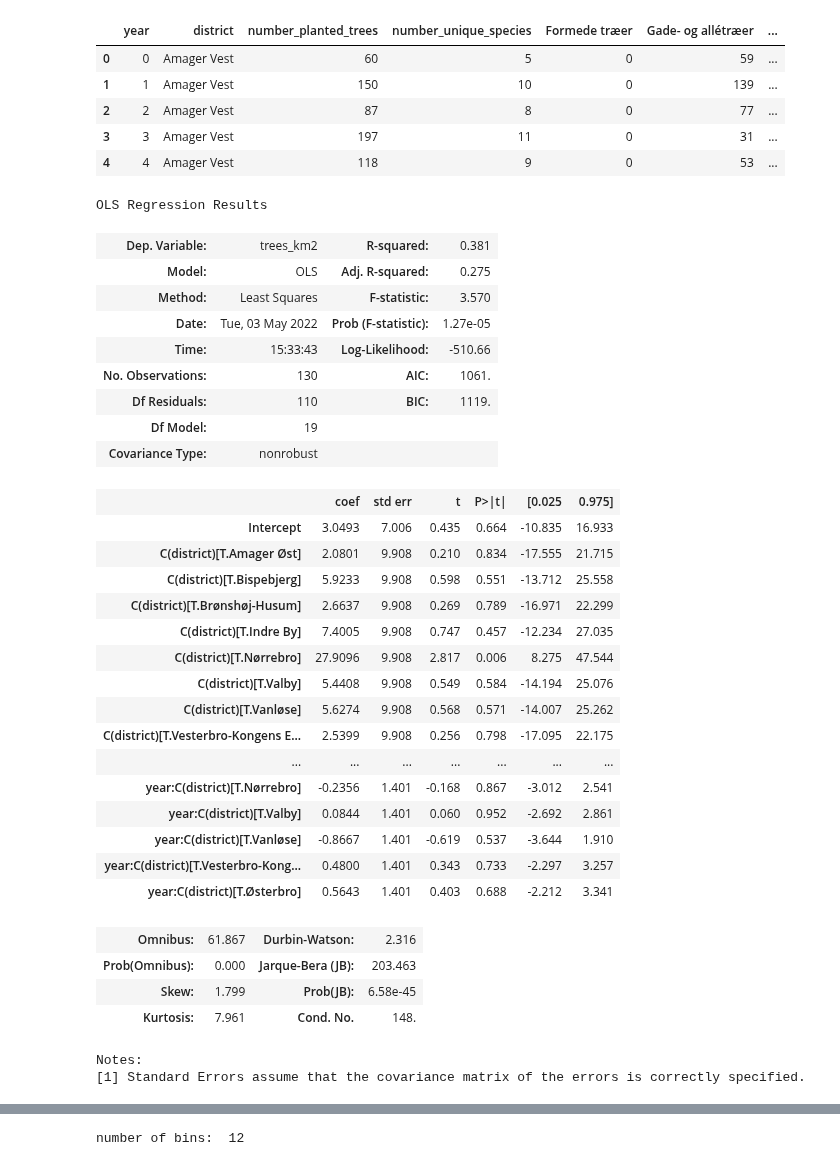
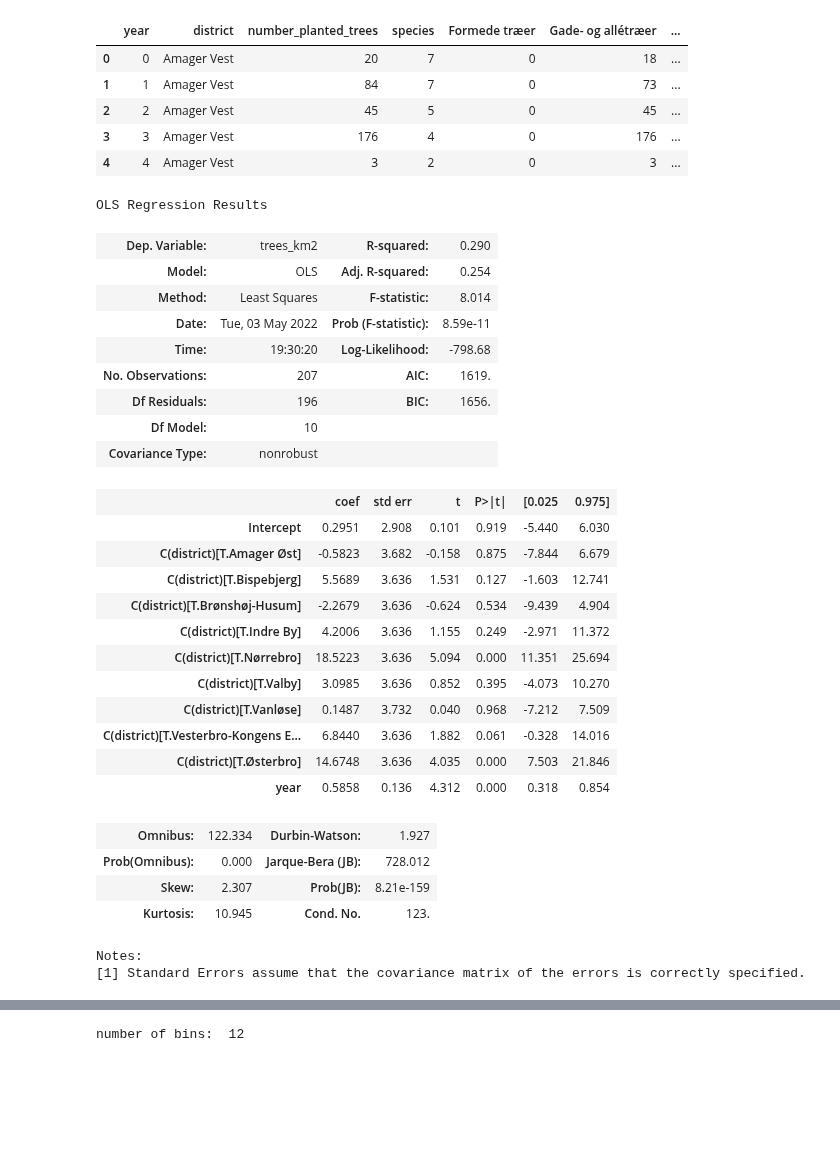
Before and after one commit to Ljoerring/Social-Data-Project, a Jupyter notebook: Model.ipynb, the cells around one changed output, grey strips where cells are left out. Drawn from its saved outputs; the diff is of its cells as text; code cells hidden in the pictures; blank space fills up the shorter version.

```diff
--- a/Model.ipynb
+++ b/Model.ipynb
@@ -39,8 +16,6 @@ df_size
 # load data
 df = pd.read_csv('data/df_genial.csv')
 df = df.fillna(0)
-df = pd.merge(df,df_size[['district','area_km2']])
-df['trees_km2'] = df.number_planted_trees/df.area_km2
 
 def get_types(df):
     df['year'] = df['year'].astype(int)
@@ -51,54 +26,52 @@ def get_types(df):
     df['Træer i bevoksninger'] = df['Træer i bevoksninger'].astype(int)
     return df
 df = get_types(df)
-
-df['year'] = df['year']-2008
+df['year'] = df['year'].astype(int) - 2000
+#scaler = MinMaxScaler()
+#df['avg_income'] = scaler.fit_transform(df['avg_income'].values.reshape(-1,1))
 
 df.rename(columns={'Gennemsnit for alle personer med indkomsten (kr.)':'avg_income'}, inplace=True)
-df.head()
-# %% [output]
-|  | year | district | number_planted_trees | number_unique_species | Formede træer | Gade- og allétræer | ... |
-| 0 | 0 | Amager Vest | 60 | 5 | 0 | 59 | ... |
-| 1 | 1 | Amager Vest | 150 | 10 | 0 | 139 | ... |
-| 2 | 2 | Amager Vest | 87 | 8 | 0 | 77 | ... |
-| 3 | 3 | Amager Vest | 197 | 11 | 0 | 31 | ... |
-| 4 | 4 | Amager Vest | 118 | 9 | 0 | 53 | ... |
+# %%
+df.head()
+# %% [output]
+|  | year | district | number_planted_trees | species | Formede træer | Gade- og allétræer | ... |
+| 0 | 0 | Amager Vest | 20 | 7 | 0 | 18 | ... |
+| 1 | 1 | Amager Vest | 84 | 7 | 0 | 73 | ... |
+| 2 | 2 | Amager Vest | 45 | 5 | 0 | 45 | ... |
+| 3 | 3 | Amager Vest | 176 | 4 | 0 | 176 | ... |
+| 4 | 4 | Amager Vest | 3 | 2 | 0 | 3 | ... |
 # %%
 # Model: planted trees ~ district + year + district:year
-lm = smf.ols(formula='trees_km2 ~ C(district) + year + year:C(district)', data = df)
+lm = smf.ols(formula='trees_km2 ~ C(district) + year ', data = df)
 lm_fit = lm.fit()
 lm_fit.summary()
 # %% [output]
 OLS Regression Results
-| Dep. Variable: | trees_km2 | R-squared: | 0.381 |
-| Model: | OLS | Adj. R-squared: | 0.275 |
-| Method: | Least Squares | F-statistic: | 3.570 |
-| Date: | Tue, 03 May 2022 | Prob (F-statistic): | 1.27e-05 |
-| Time: | 15:33:43 | Log-Likelihood: | -510.66 |
-| No. Observations: | 130 | AIC: | 1061. |
-| Df Residuals: | 110 | BIC: | 1119. |
-| Df Model: | 19 |  |  |
+| Dep. Variable: | trees_km2 | R-squared: | 0.290 |
+| Model: | OLS | Adj. R-squared: | 0.254 |
+| Method: | Least Squares | F-statistic: | 8.014 |
+| Date: | Tue, 03 May 2022 | Prob (F-statistic): | 8.59e-11 |
+| Time: | 19:30:20 | Log-Likelihood: | -798.68 |
+| No. Observations: | 207 | AIC: | 1619. |
+| Df Residuals: | 196 | BIC: | 1656. |
+| Df Model: | 10 |  |  |
 | Covariance Type: | nonrobust |  |  |
 |  | coef | std err | t | P>|t| | [0.025 | 0.975] |
-| Intercept | 3.0493 | 7.006 | 0.435 | 0.664 | -10.835 | 16.933 |
-| C(district)[T.Amager Øst] | 2.0801 | 9.908 | 0.210 | 0.834 | -17.555 | 21.715 |
-| C(district)[T.Bispebjerg] | 5.9233 | 9.908 | 0.598 | 0.551 | -13.712 | 25.558 |
-| C(district)[T.Brønshøj-Husum] | 2.6637 | 9.908 | 0.269 | 0.789 | -16.971 | 22.299 |
-| C(district)[T.Indre By] | 7.4005 | 9.908 | 0.747 | 0.457 | -12.234 | 27.035 |
-| C(district)[T.Nørrebro] | 27.9096 | 9.908 | 2.817 | 0.006 | 8.275 | 47.544 |
-| C(district)[T.Valby] | 5.4408 | 9.908 | 0.549 | 0.584 | -14.194 | 25.076 |
-| C(district)[T.Vanløse] | 5.6274 | 9.908 | 0.568 | 0.571 | -14.007 | 25.262 |
-| C(district)[T.Vesterbro-Kongens E... | 2.5399 | 9.908 | 0.256 | 0.798 | -17.095 | 22.175 |
-| ... | ... | ... | ... | ... | ... | ... |
-| year:C(district)[T.Nørrebro] | -0.2356 | 1.401 | -0.168 | 0.867 | -3.012 | 2.541 |
-| year:C(district)[T.Valby] | 0.0844 | 1.401 | 0.060 | 0.952 | -2.692 | 2.861 |
-| year:C(district)[T.Vanløse] | -0.8667 | 1.401 | -0.619 | 0.537 | -3.644 | 1.910 |
-| year:C(district)[T.Vesterbro-Kong... | 0.4800 | 1.401 | 0.343 | 0.733 | -2.297 | 3.257 |
-| year:C(district)[T.Østerbro] | 0.5643 | 1.401 | 0.403 | 0.688 | -2.212 | 3.341 |
+| Intercept | 0.2951 | 2.908 | 0.101 | 0.919 | -5.440 | 6.030 |
+| C(district)[T.Amager Øst] | -0.5823 | 3.682 | -0.158 | 0.875 | -7.844 | 6.679 |
+| C(district)[T.Bispebjerg] | 5.5689 | 3.636 | 1.531 | 0.127 | -1.603 | 12.741 |
+| C(district)[T.Brønshøj-Husum] | -2.2679 | 3.636 | -0.624 | 0.534 | -9.439 | 4.904 |
+| C(district)[T.Indre By] | 4.2006 | 3.636 | 1.155 | 0.249 | -2.971 | 11.372 |
+| C(district)[T.Nørrebro] | 18.5223 | 3.636 | 5.094 | 0.000 | 11.351 | 25.694 |
+| C(district)[T.Valby] | 3.0985 | 3.636 | 0.852 | 0.395 | -4.073 | 10.270 |
+| C(district)[T.Vanløse] | 0.1487 | 3.732 | 0.040 | 0.968 | -7.212 | 7.509 |
+| C(district)[T.Vesterbro-Kongens E... | 6.8440 | 3.636 | 1.882 | 0.061 | -0.328 | 14.016 |
+| C(district)[T.Østerbro] | 14.6748 | 3.636 | 4.035 | 0.000 | 7.503 | 21.846 |
+| year | 0.5858 | 0.136 | 4.312 | 0.000 | 0.318 | 0.854 |
-| Omnibus: | 61.867 | Durbin-Watson: | 2.316 |
-| Prob(Omnibus): | 0.000 | Jarque-Bera (JB): | 203.463 |
-| Skew: | 1.799 | Prob(JB): | 6.58e-45 |
-| Kurtosis: | 7.961 | Cond. No. | 148. |
+| Omnibus: | 122.334 | Durbin-Watson: | 1.927 |
+| Prob(Omnibus): | 0.000 | Jarque-Bera (JB): | 728.012 |
+| Skew: | 2.307 | Prob(JB): | 8.21e-159 |
+| Kurtosis: | 10.945 | Cond. No. | 123. |
 Notes:
 [1] Standard Errors assume that the covariance matrix of the errors is correctly specified.
 # %%
```
Also changed, not shown: parts of 2 cells of this notebook, 10 other files.
